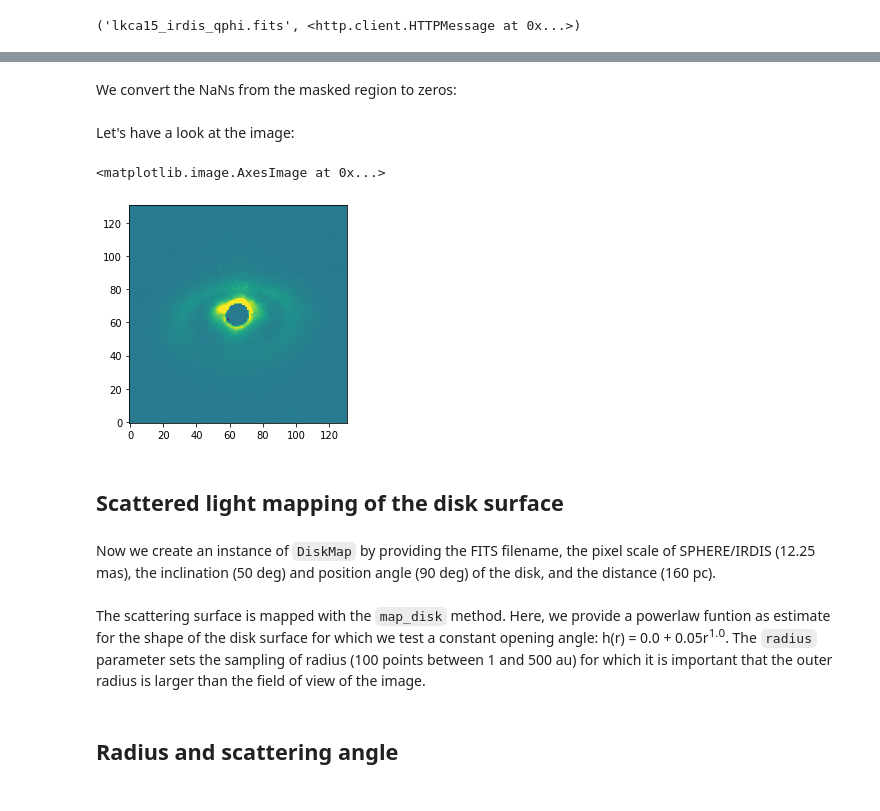
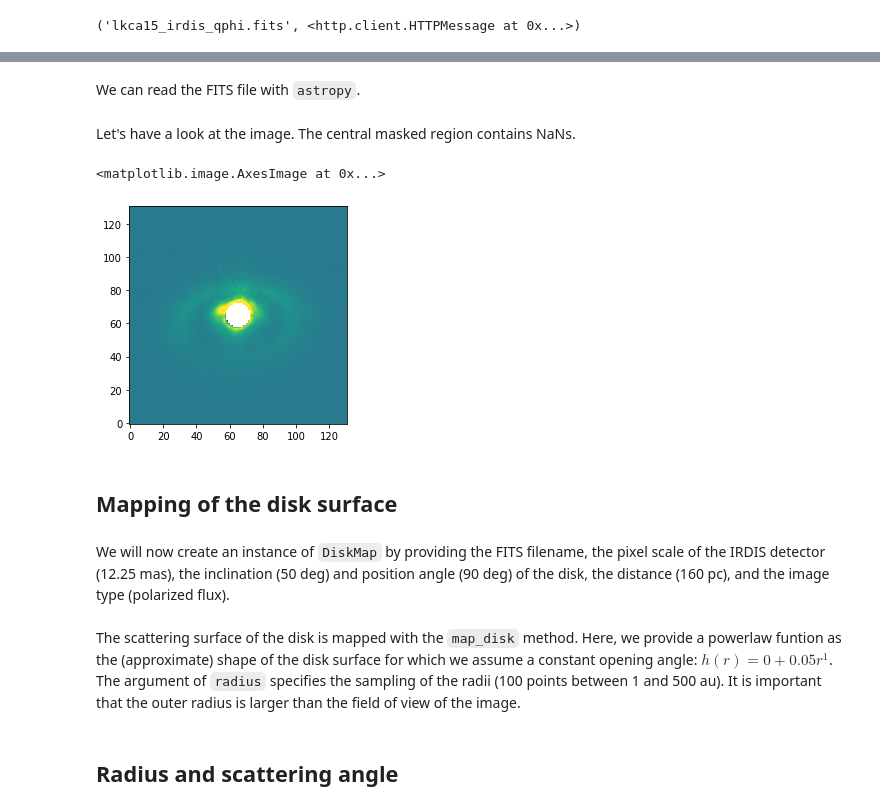
Before and after one commit to tomasstolker/diskmap, a Jupyter notebook: docs/tutorial.ipynb, the cells around one changed output, grey strips where cells are left out. Saved outputs shown, nothing was run; the diff lists cells and outputs as text; code cells hidden in the pictures.

```diff
--- a/docs/tutorial.ipynb
+++ b/docs/tutorial.ipynb
@@ -26,20 +23,18 @@ The data is read with the `astropy` module:
+# %% [markdown]
+We can read the FITS file with `astropy`.
 # %%
 image = fits.getdata('lkca15_irdis_qphi.fits')
-# %% [markdown]
-We convert the NaNs from the masked region to zeros:
-# %%
-image = np.nan_to_num(image)
 # %% [markdown]
-Let's have a look at the image:
+Let's have a look at the image. The central masked region contains NaNs.
 # %%
-plt.imshow(image, origin='lower', vmin=np.amin(image), vmax=0.35*np.amax(image))
+plt.imshow(image, origin='lower', vmin=np.nanmin(image), vmax=0.35*np.nanmax(image))
 # %% [output]
 <matplotlib.image.AxesImage at 0x...>
-[figure, old version]
+[figure, new version]
 # %% [markdown]
-## Scattered light mapping of the disk surface
+## Mapping of the disk surface
 # %% [markdown]
-Now we create an instance of `DiskMap` by providing the FITS filename, the pixel scale of SPHERE/IRDIS (12.25 mas), the inclination (50 deg) and position angle (90 deg) of the disk, and the distance (160 pc).
+We will now create an instance of `DiskMap` by providing the FITS filename, the pixel scale of the IRDIS detector (12.25 mas), the inclination (50 deg) and position angle (90 deg) of the disk, the distance (160 pc), and the image type (polarized flux).
 # %%
 mapping = diskmap.DiskMap(fitsfile='lkca15_irdis_qphi.fits',
                           pixscale=0.01225,
@@ -49,5 +45,5 @@ mapping = diskmap.DiskMap(fitsfile='lkca15_irdis_qphi.fits',
 # %% [markdown]
-The scattering surface is mapped with the `map_disk` method. Here, we provide a powerlaw funtion as estimate for the shape of the disk surface for which we test a constant opening angle: h(r) = 0.0 + 0.05r<sup>1.0</sup>. The `radius` parameter sets the sampling of radius (100 points between 1 and 500 au) for which it is important that the outer radius is larger than the field of view of the image.
+The scattering surface of the disk is mapped with the `map_disk` method. Here, we provide a powerlaw funtion as the (approximate) shape of the disk surface for which we assume a constant opening angle: $h(r) = 0 + 0.05r^{1}$. The argument of `radius` specifies the sampling of the radii (100 points between 1 and 500 au). It is important that the outer radius is larger than the field of view of the image.
 # %%
 mapping.map_disk(power_law=(0., 0.05, 1.),
                  radius=(1., 500., 100))
```
Also changed, not shown: parts of 42 cells of this notebook, 10 other files.
